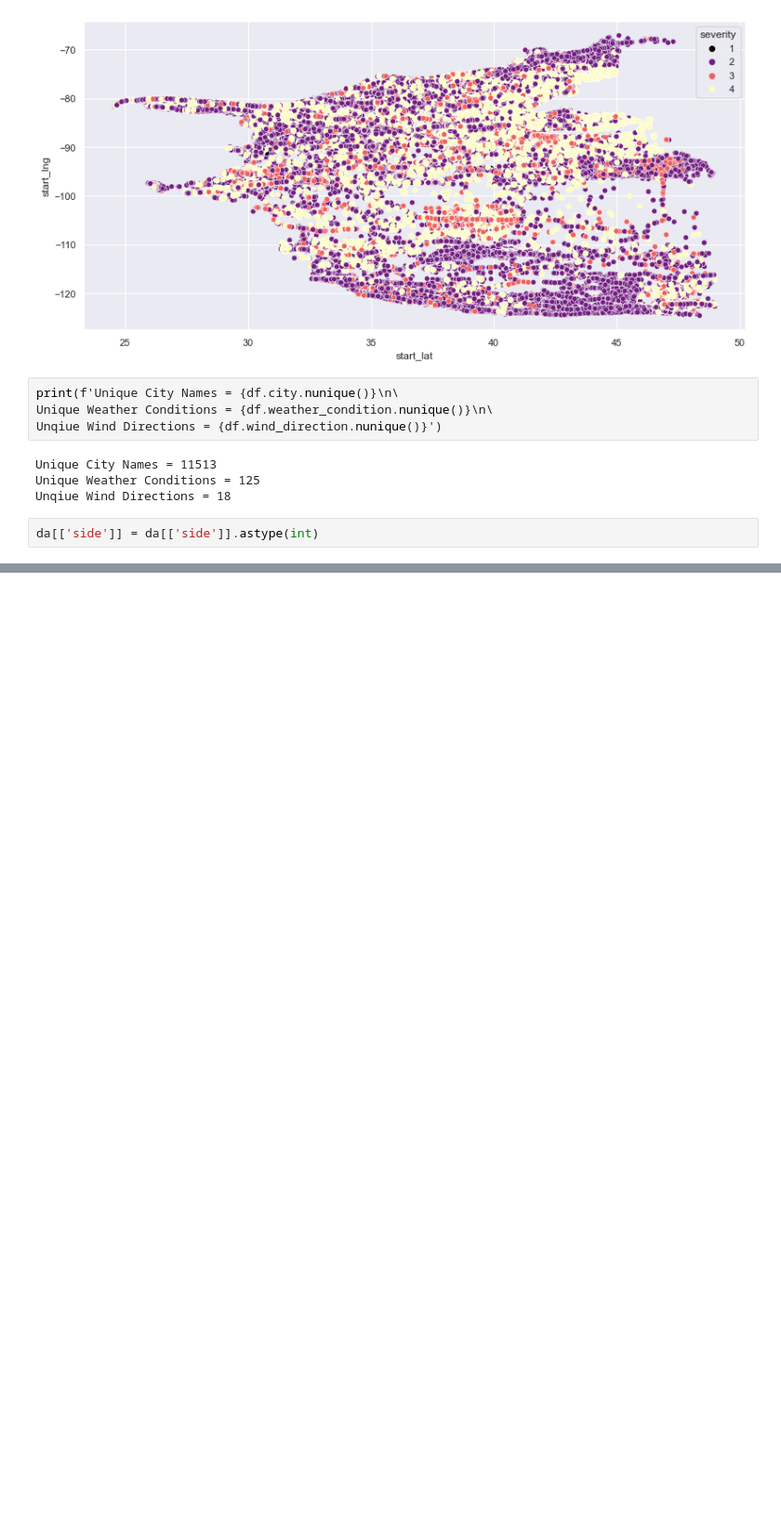
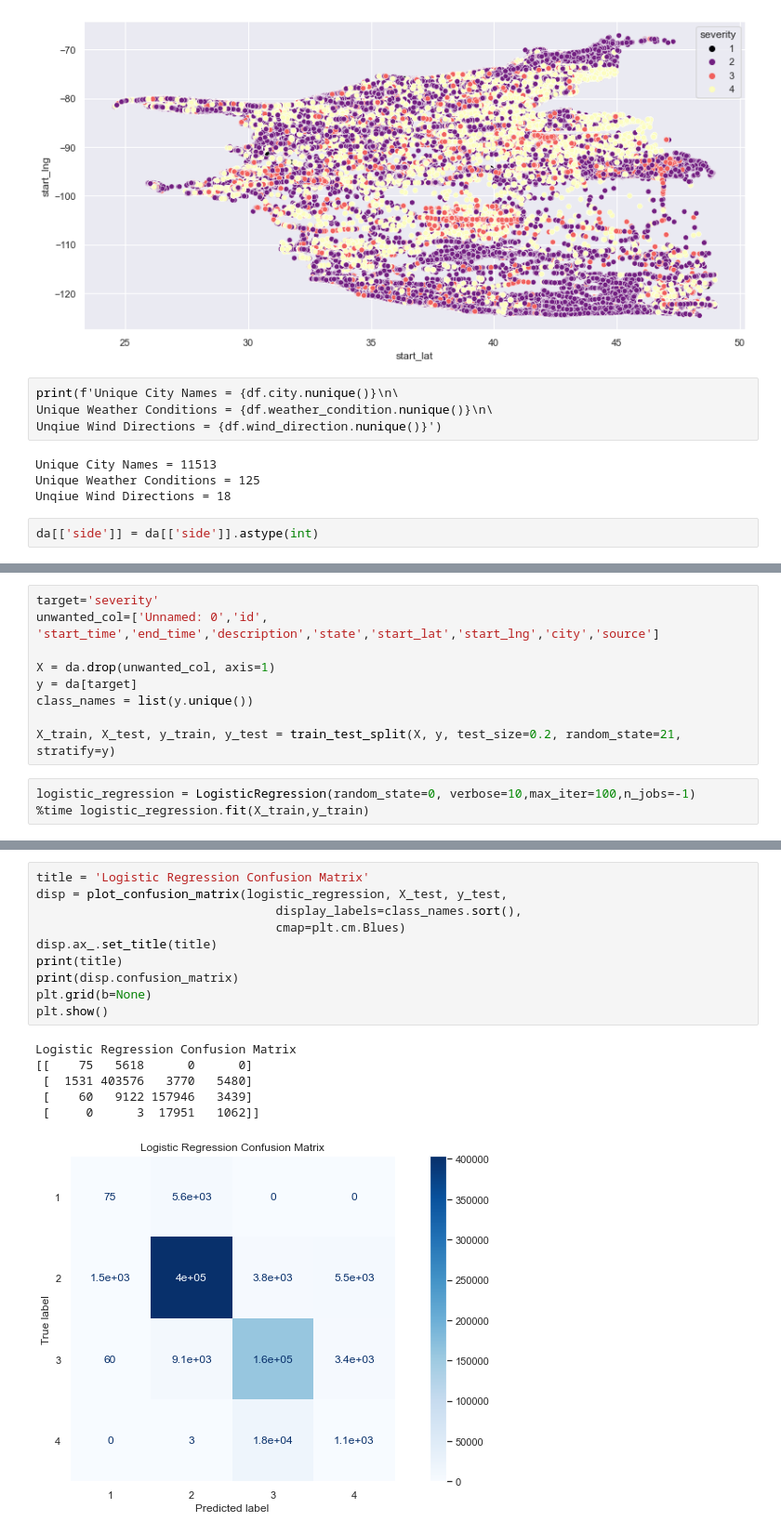
Before and after one commit to pvn-leo/DataAnalytics, a Jupyter notebook: model1.ipynb, the cells around one changed output, grey strips where cells are left out. Shown at 93% size. Saved outputs shown, nothing was run; the diff lists cells and outputs as text; blank space fills up the shorter version.

```diff
--- a/model1.ipynb
+++ b/model1.ipynb
@@ -409,0 +218,12 @@ print('-'*10)
+# %%
+target='severity'
+unwanted_col=['Unnamed: 0','id', 'start_time','end_time','description','state','start_lat','start_lng','city','source']
+
+X = da.drop(unwanted_col, axis=1)
+y = da[target]
+class_names = list(y.unique())
+
+X_train, X_test, y_train, y_test = train_test_split(X, y, test_size=0.2, random_state=21, stratify=y)
+# %%
+logistic_regression = LogisticRegression(random_state=0, verbose=10,max_iter=100,n_jobs=-1)
+%time logistic_regression.fit(X_train,y_train)
@@ -409,0 +261,17 @@ print('-'*10)
+# %%
+title = 'Logistic Regression Confusion Matrix'
+disp = plot_confusion_matrix(logistic_regression, X_test, y_test,
+                                 display_labels=class_names.sort(),
+                                 cmap=plt.cm.Blues)
+disp.ax_.set_title(title)
+print(title)
+print(disp.confusion_matrix)
+plt.grid(b=None)
+plt.show()
+# %% [output]
+Logistic Regression Confusion Matrix
+[[    75   5618      0      0]
+ [  1531 403576   3770   5480]
+ [    60   9122 157946   3439]
+ [     0      3  17951   1062]]
+[figure, added]
```
Also changed, not shown: parts of 50 cells of this notebook.
